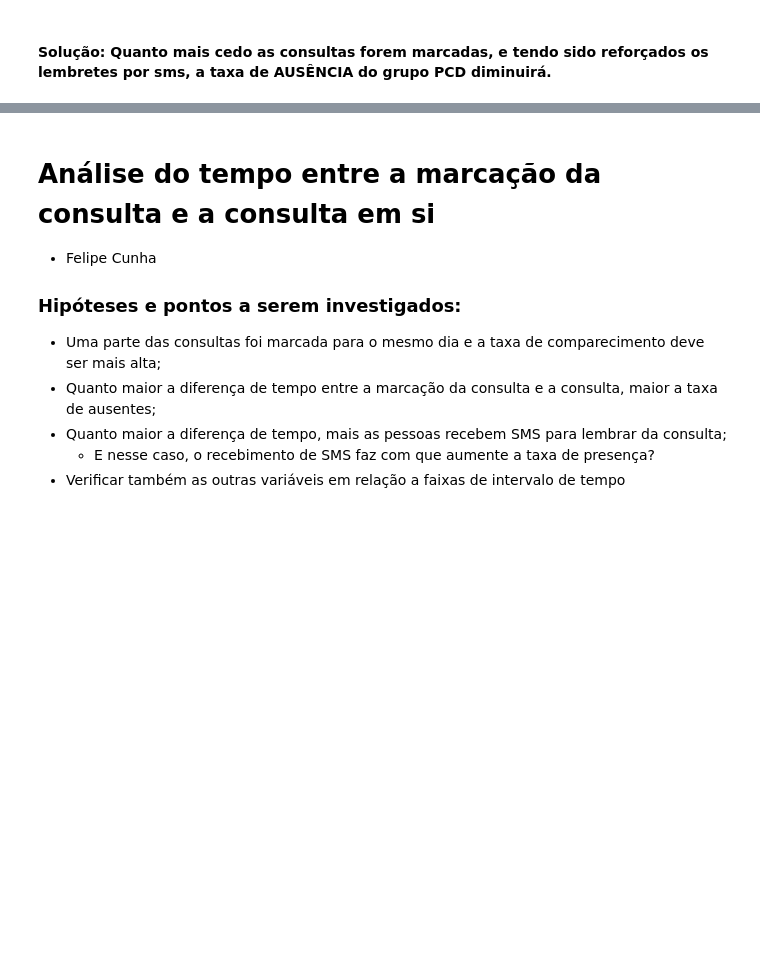
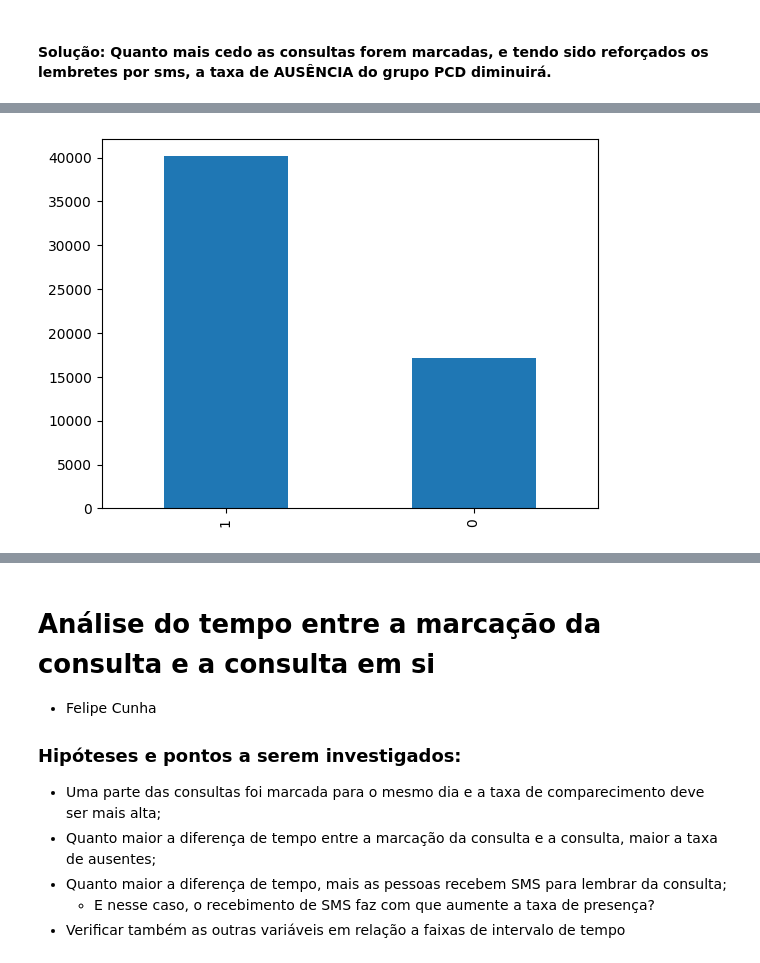
Before and after one commit to ViniciusPeixoto/data4all_EDA, a Jupyter notebook: principal3.ipynb, the cells around one changed output, grey strips where cells are left out. Drawn from its saved outputs; the diff is of its cells as text; code cells hidden in the pictures; blank space fills up the shorter version.

```diff
--- a/principal3.ipynb
+++ b/principal3.ipynb
@@ -482,0 +506,5 @@ df_pcd.pivot_table(index='time_delta', aggfunc='count', values='Compareceu').plo
+# %%
+df_3plus['Compareceu'].value_counts().plot(kind='bar')
+plt.show()
+# %% [output]
+[figure, added]
```
Also changed, not shown: parts of 43 cells of this notebook.
